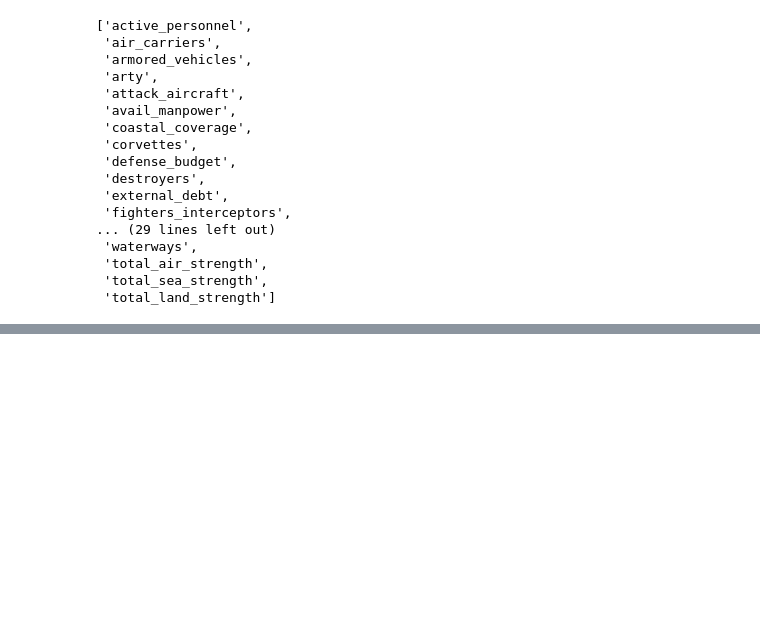
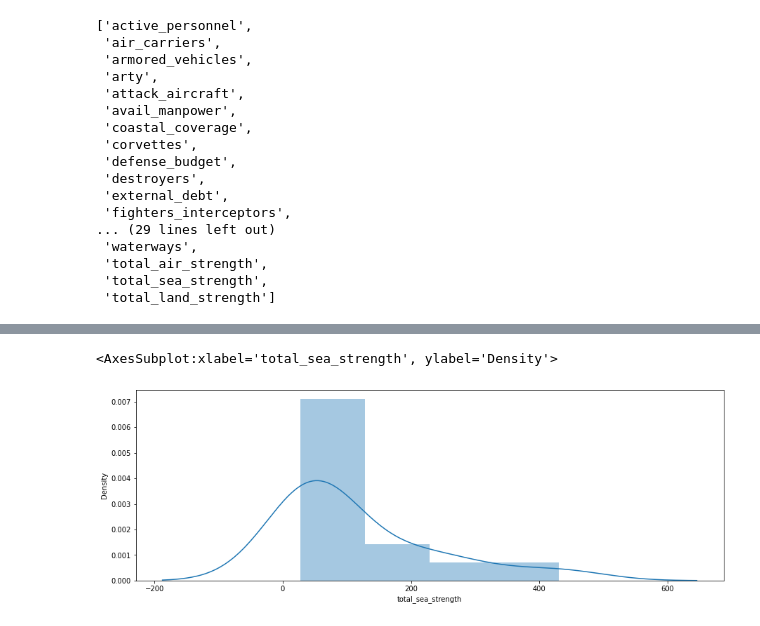
Before and after one commit to raycerna/military-firepower, a Jupyter notebook: explore.ipynb, the cells around one changed output, grey strips where cells are left out. Drawn from its saved outputs; the diff is of its cells as text; code cells hidden in the pictures; blank space fills up the shorter version.

```diff
--- a/explore.ipynb
+++ b/explore.ipynb
@@ -86,0 +118,6 @@ numcols
+# %%
+plt.figure(figsize=(15,5))
+sns.distplot(train.total_sea_strength)
+# %% [output]
+<AxesSubplot:xlabel='total_sea_strength', ylabel='Density'>
+[figure, added]
```
Also changed, not shown: parts of 52 cells of this notebook.
